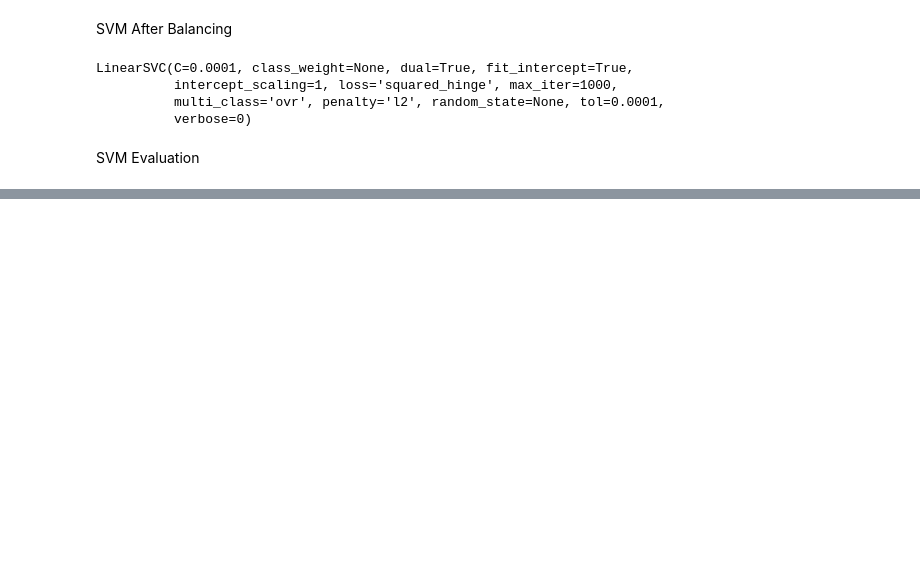
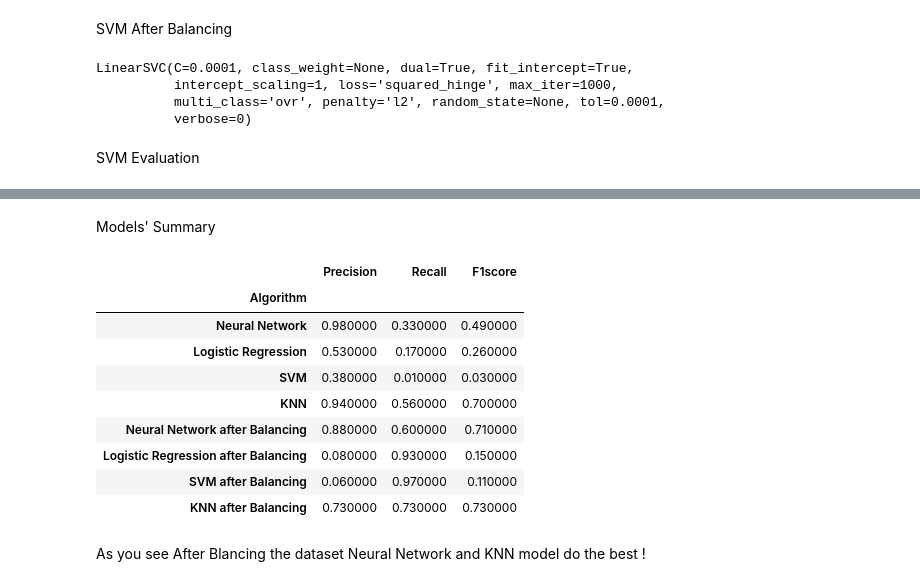
Before and after one commit to mojtabaSefidi/Fall-Detection-System, a Jupyter notebook: Fall_Detection_System.ipynb, the cells around one changed output, grey strips where cells are left out. Cells and saved outputs as stored; diff of their text form; code cells hidden in the pictures; blank space fills up the shorter version.

Commit message:
Balanced KNN model and Also models performance summary added at the end of the file.

```diff
--- a/Fall_Detection_System.ipynb
+++ b/Fall_Detection_System.ipynb
@@ -504,0 +546,27 @@ weighted avg       0.96      0.32      0.44     24751
+# %% [markdown]
+Models' Summary
+# %%
+conclusion = pd.DataFrame([['Neural Network',precision_1,recall_1,f1Score_1],
+              ['Logistic Regression',0.53,0.17,0.26],
+              ['SVM',0.38,0.01,0.03],
+              ['KNN',0.94,0.56,0.70],
+              ['Neural Network after Balancing',precision_2,recall_2,f1Score_2],
+              ['Logistic Regression after Balancing',0.08,0.93,0.15],
+              ['SVM after Balancing',0.06,0.97,0.11],
+              ['KNN after Balancing',0.73,0.73,0.73]],
+              columns=["Algorithm","Precision","Recall","F1score"])
+conclusion = conclusion.set_index('Algorithm')
+conclusion.style.background_gradient(cmap="YlOrRd")
+# %% [output]
+|  | Precision | Recall | F1score |
+| Algorithm |  |  |  |
+| Neural Network | 0.980000 | 0.330000 | 0.490000 |
+| Logistic Regression | 0.530000 | 0.170000 | 0.260000 |
+| SVM | 0.380000 | 0.010000 | 0.030000 |
+| KNN | 0.940000 | 0.560000 | 0.700000 |
+| Neural Network after Balancing | 0.880000 | 0.600000 | 0.710000 |
+| Logistic Regression after Balancing | 0.080000 | 0.930000 | 0.150000 |
+| SVM after Balancing | 0.060000 | 0.970000 | 0.110000 |
+| KNN after Balancing | 0.730000 | 0.730000 | 0.730000 |
+# %% [markdown]
+As you see After Blancing the dataset Neural Network and KNN model do the best !
```
Also changed, not shown: parts of 21 cells of this notebook.
